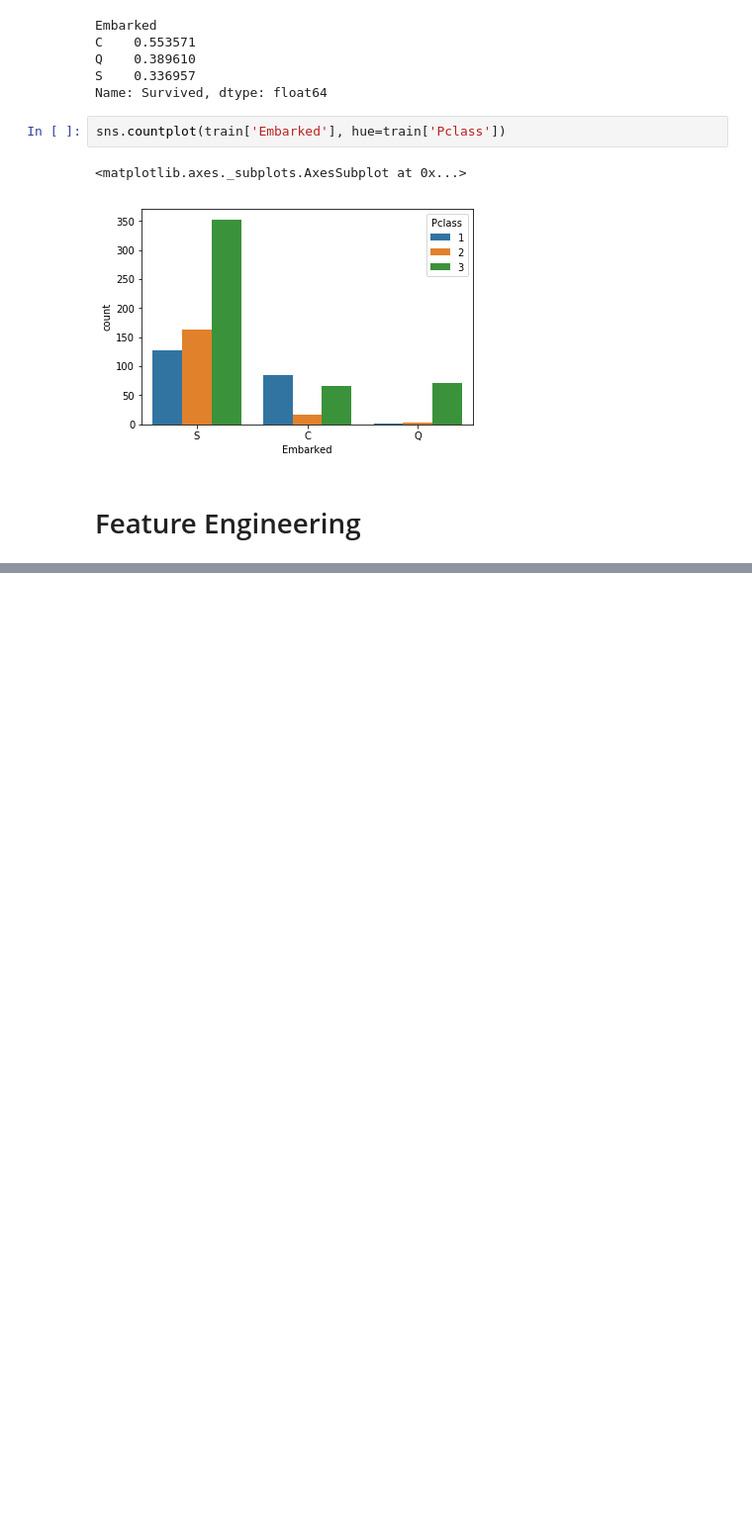
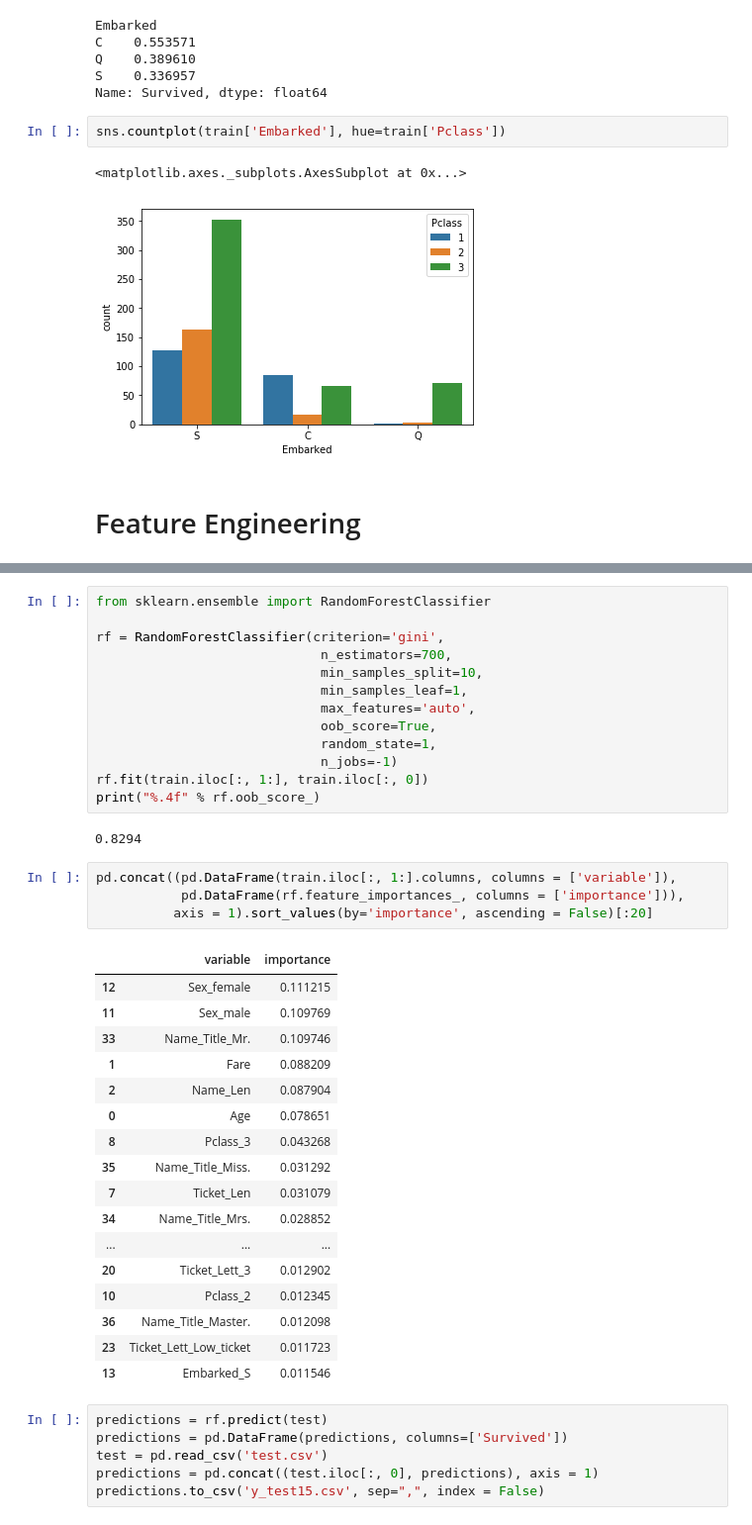
Before and after one commit to kiwon-seo/RandomForest, a Jupyter notebook: Titanic-RandomForest.ipynb, the cells around one changed output, grey strips where cells are left out. Shown: that part at 99% size. Cells and saved outputs as stored; diff of their text form; blank space fills up the shorter version.

```diff
--- a/Titanic-RandomForest.ipynb
+++ b/Titanic-RandomForest.ipynb
@@ -430,0 +560,43 @@ sns.countplot(train['Embarked'], hue=train['Pclass'])
+# %%
+from sklearn.ensemble import RandomForestClassifier
+
+rf = RandomForestClassifier(criterion='gini',
+                             n_estimators=700,
+                             min_samples_split=10,
+                             min_samples_leaf=1,
+                             max_features='auto',
+                             oob_score=True,
+                             random_state=1,
+                             n_jobs=-1)
+rf.fit(train.iloc[:, 1:], train.iloc[:, 0])
+print("%.4f" % rf.oob_score_)
+# %% [output]
+0.8294
+# %%
+pd.concat((pd.DataFrame(train.iloc[:, 1:].columns, columns = ['variable']),
+           pd.DataFrame(rf.feature_importances_, columns = ['importance'])),
+          axis = 1).sort_values(by='importance', ascending = False)[:20]
+# %% [output]
+|  | variable | importance |
+| 12 | Sex_female | 0.111215 |
+| 11 | Sex_male | 0.109769 |
+| 33 | Name_Title_Mr. | 0.109746 |
+| 1 | Fare | 0.088209 |
+| 2 | Name_Len | 0.087904 |
+| 0 | Age | 0.078651 |
+| 8 | Pclass_3 | 0.043268 |
+| 35 | Name_Title_Miss. | 0.031292 |
+| 7 | Ticket_Len | 0.031079 |
+| 34 | Name_Title_Mrs. | 0.028852 |
+| ... | ... | ... |
+| 20 | Ticket_Lett_3 | 0.012902 |
+| 10 | Pclass_2 | 0.012345 |
+| 36 | Name_Title_Master. | 0.012098 |
+| 23 | Ticket_Lett_Low_ticket | 0.011723 |
+| 13 | Embarked_S | 0.011546 |
+# %%
+predictions = rf.predict(test)
+predictions = pd.DataFrame(predictions, columns=['Survived'])
+test = pd.read_csv('test.csv')
+predictions = pd.concat((test.iloc[:, 0], predictions), axis = 1)
+predictions.to_csv('y_test15.csv', sep=",", index = False)
```
Also changed, not shown: parts of 18 cells of this notebook.
